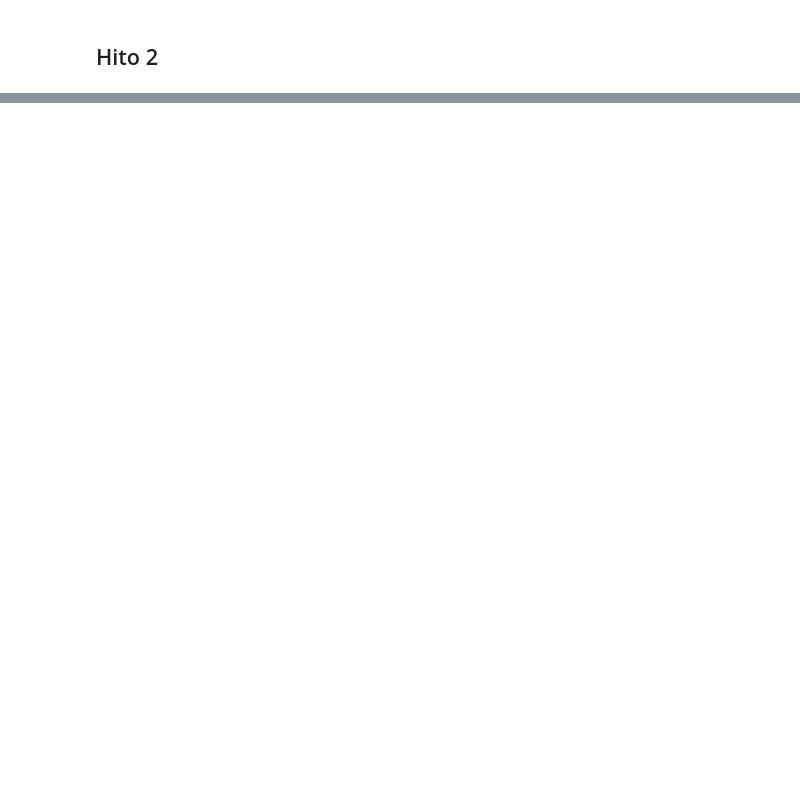
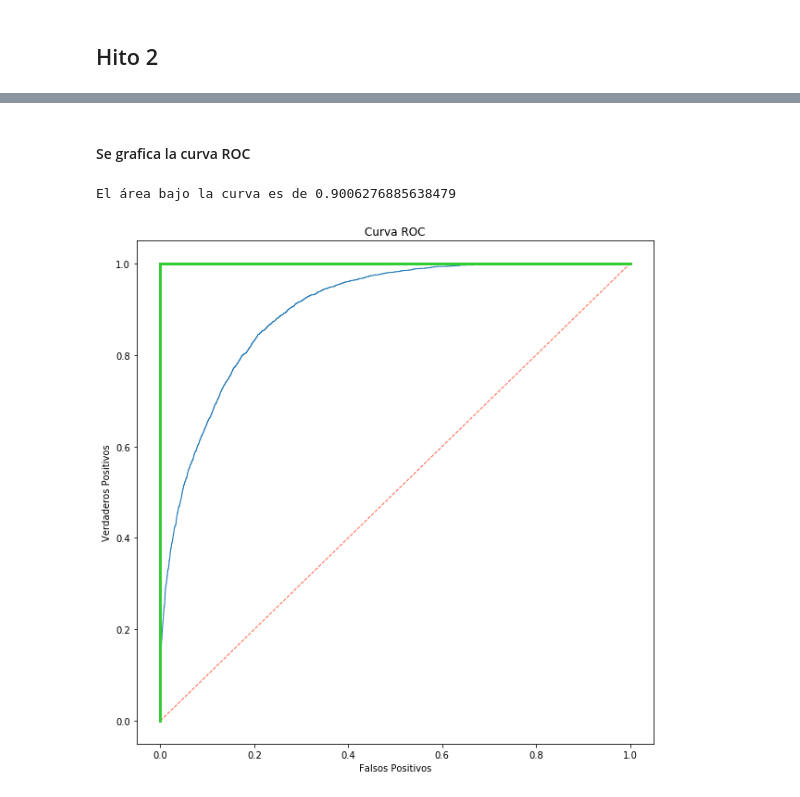
Before and after one commit to jvaldesh/data_science, a Jupyter notebook: 02_fundamentos_data_science/15. Prueba/Desafío 1. Determinantes del ingreso.ipynb, the cells around one changed output, grey strips where cells are left out. Drawn from its saved outputs; the diff is of its cells as text; code cells hidden in the pictures; blank space fills up the shorter version.

```diff
--- a/02_fundamentos_data_science/15. Prueba/Desafío 1. Determinantes del ingreso.ipynb
+++ b/02_fundamentos_data_science/15. Prueba/Desafío 1. Determinantes del ingreso.ipynb
@@ -267,0 +296,11 @@ df['income_bin'] = np.where(df['income'] == '>50K', 1, 0)
+# %%
+df_dropna = df_dropna.join(pd.get_dummies(df_dropna['relationship'], drop_first=True))
+df_dropna = df_dropna.join(pd.get_dummies(df_dropna['race'], drop_first=True))
+df_dropna = df_dropna.join(pd.get_dummies(df_dropna['gender'], drop_first=True))
+df_dropna = df_dropna.join(pd.get_dummies(df_dropna['collars'], drop_first=True))
+df_dropna = df_dropna.join(pd.get_dummies(df_dropna['workclass_recod'], drop_first=True))
+df_dropna = df_dropna.join(pd.get_dummies(df_dropna['educ_recod'], drop_first=True))
+df_dropna = df_dropna.join(pd.get_dummies(df_dropna['civstatus'], drop_first=True))
+df_dropna = df_dropna.join(pd.get_dummies(df_dropna['region'], drop_first=True))
+
+df_dropna['income_bin'] = np.where(df_dropna['income'] == '>50K', 1, 0)
@@ -267,0 +313,3 @@ df['income_bin'] = np.where(df['income'] == '>50K', 1, 0)
+# %%
+df_model = df_dropna.drop(['occupation', 'workclass', 'education', 'marital-status', 'native-country', 'income', 'relationship', 'race', 'gender', 'collars', 'workclass_recod', 'educ_recod', 'civstatus', 'region'], axis=1)
+df_model.columns = df_model.columns.str.replace('-', '_')
@@ -267,0 +359,4 @@ df['income_bin'] = np.where(df['income'] == '>50K', 1, 0)
+# %%
+df_model = df_model.drop(['unemployed', 'europa', 'university', 'Black', 'high_school', 'preschool', 'Other', 'widowed', 'elementary_school', 'separated'], axis=1)
+m2_logit = smf.logit('income_bin ~ ' + " + ".join(df_model.drop('income_bin', axis=1).columns), df_model).fit()
+m2_logit.summary()
@@ -267,0 +402,7 @@ df['income_bin'] = np.where(df['income'] == '>50K', 1, 0)
+# %%
+std_matrix = StandardScaler().fit_transform(df_model.loc[:, 'age':'asia'])
+X_train, X_test, y_train, y_test = train_test_split(std_matrix, df_model['income_bin'], test_size=.33, random_state=11238)
+default_model = LogisticRegression().fit(X_train, y_train)
+yhat = default_model.predict(X_test)
+yhat_pr = default_model.predict_proba(X_test)[:, 1]
+print(classification_report(y_test, yhat))
@@ -267,0 +418,16 @@ df['income_bin'] = np.where(df['income'] == '>50K', 1, 0)
+# %% [markdown]
+#### Se grafica la curva ROC
+# %%
+false_positive, true_positive, threshold = roc_curve(y_test, yhat_pr)
+plt.figure(figsize=(10, 10))
+plt.title('Curva ROC')
+plt.plot(false_positive, true_positive, lw=1)
+plt.plot([0, 1], ls="--", lw=1, c='tomato')
+plt.plot([0, 0], [1, 0] , c='limegreen', lw=3), plt.plot([1, 1] , c='limegreen', lw=3)
+plt.ylabel('Verdaderos Positivos')
+plt.xlabel('Falsos Positivos')
+auc_score = roc_auc_score(y_test, yhat_pr)
+print("El área bajo la curva es de {}".format(auc_score))
+# %% [output]
+El área bajo la curva es de 0.9006276885638479
+[figure, added]
```
Also changed, not shown: parts of 46 cells of this notebook, 3 other files.
